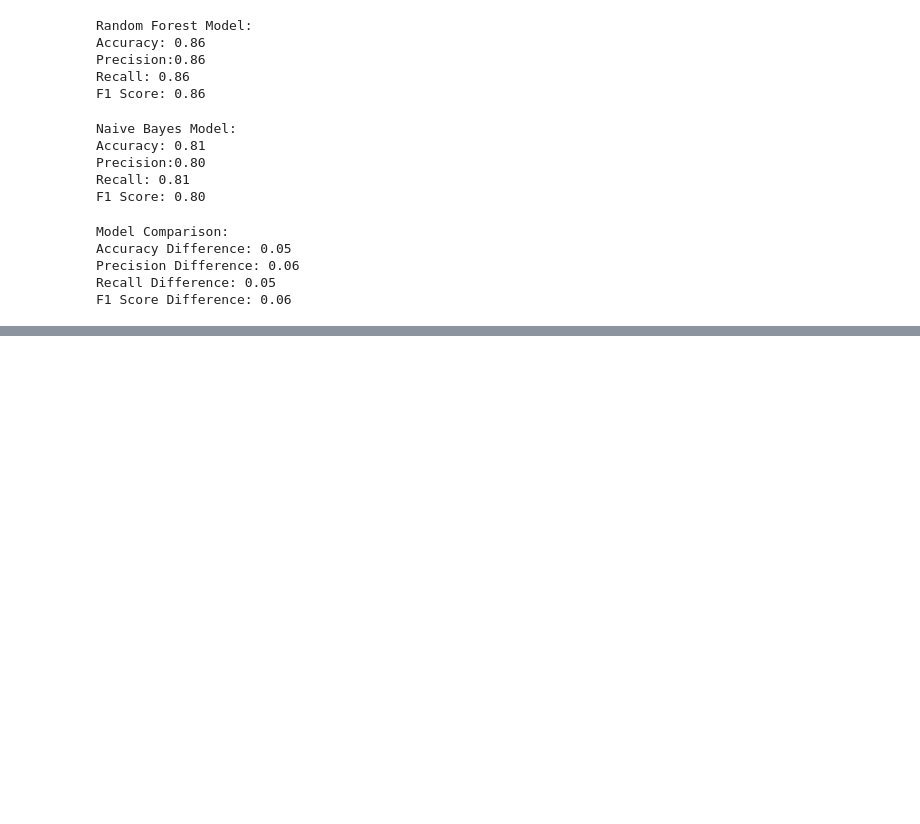
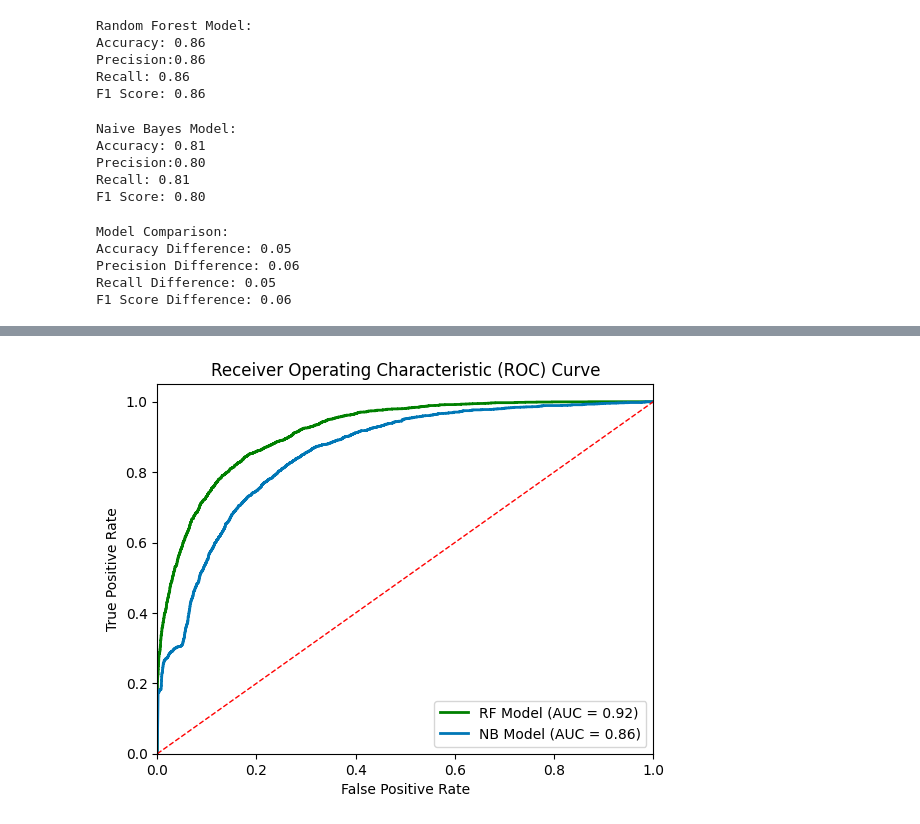
Before and after one commit to YasiniK/Census-Income-Prediction, a Jupyter notebook: ModelComparison.ipynb, the cells around one changed output, grey strips where cells are left out. Drawn from its saved outputs; the diff is of its cells as text; code cells hidden in the pictures; blank space fills up the shorter version.

```diff
--- a/ModelComparison.ipynb
+++ b/ModelComparison.ipynb
@@ -80,0 +106,29 @@ F1 Score Difference: 0.06
+# %%
+# Predict probabilities for Random Forest Model
+y_pred_prob_rf = rf_model.predict_proba(X_test)
+
+# Predict probabilities for Naive Bayes Model
+y_pred_prob_nb = nb_model.predict_proba(X_test)
+
+# Calculate ROC curve and AUC for Random Forest Model
+fpr_a, tpr_a, thresholds = roc_curve(y_test, y_pred_prob_rf[:, 1])
+roc_auc_a = auc(fpr_a, tpr_a)
+
+# Calculate ROC curve and AUC for Naive Bayes Model
+fpr_b, tpr_b, thresholds = roc_curve(y_test, y_pred_prob_nb[:, 1])
+roc_auc_b = auc(fpr_b, tpr_b)
+
+# Plot ROC curves
+plt.figure()
+plt.plot(fpr_a, tpr_a, color='green', lw=2, label='RF Model (AUC = %0.2f)' % roc_auc_a)
+plt.plot(fpr_b, tpr_b, color='#0077b6', lw=2, label='NB Model (AUC = %0.2f)' % roc_auc_b)
+plt.plot([0, 1], [0, 1], color='red', lw=1, linestyle='--')
+plt.xlim([0.0, 1.0])
+plt.ylim([0.0, 1.05])
+plt.xlabel('False Positive Rate')
+plt.ylabel('True Positive Rate')
+plt.title('Receiver Operating Characteristic (ROC) Curve')
+plt.legend(loc="lower right")
+plt.show()
+# %% [output]
+[figure, added]
```
Also changed, not shown: parts of 3 cells of this notebook.
